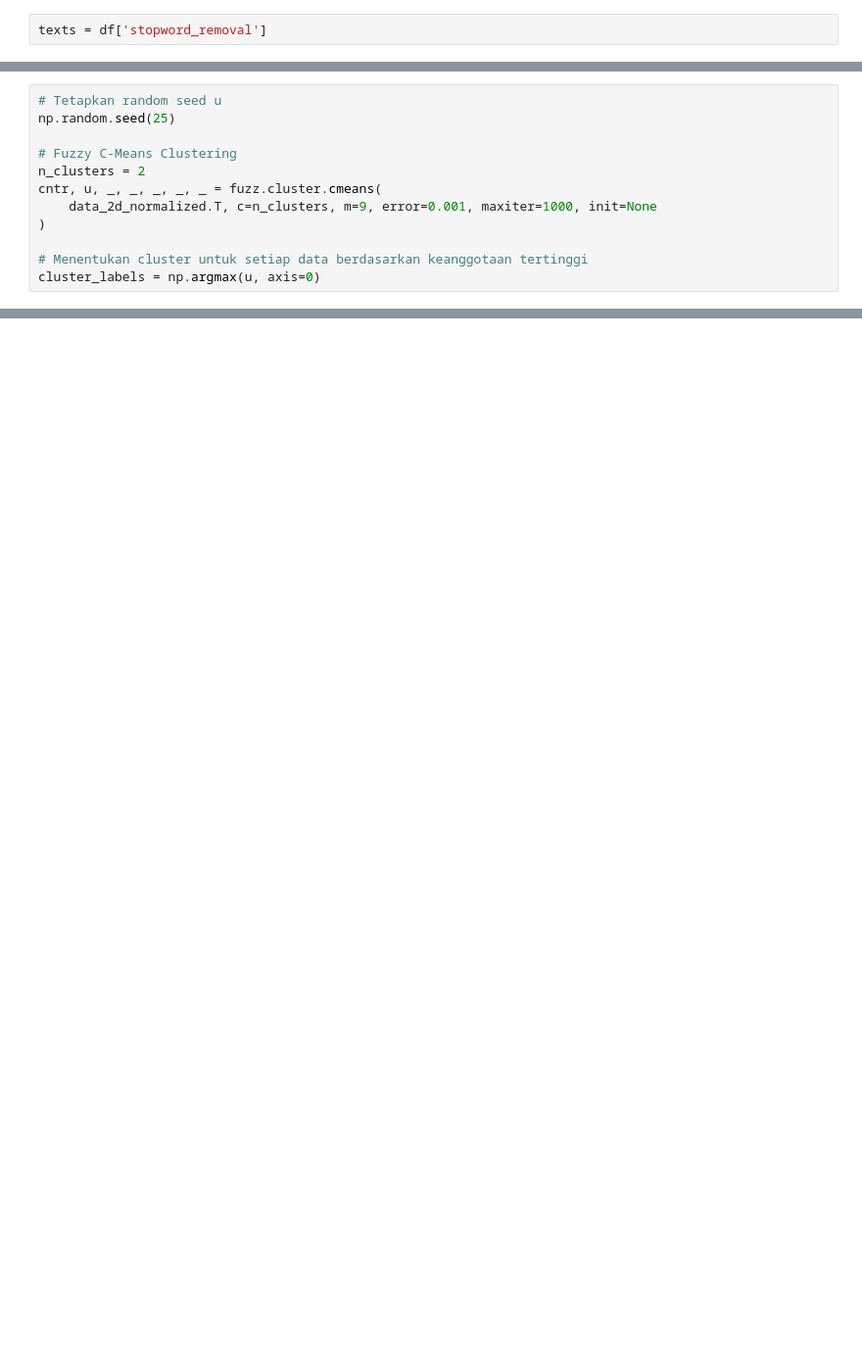
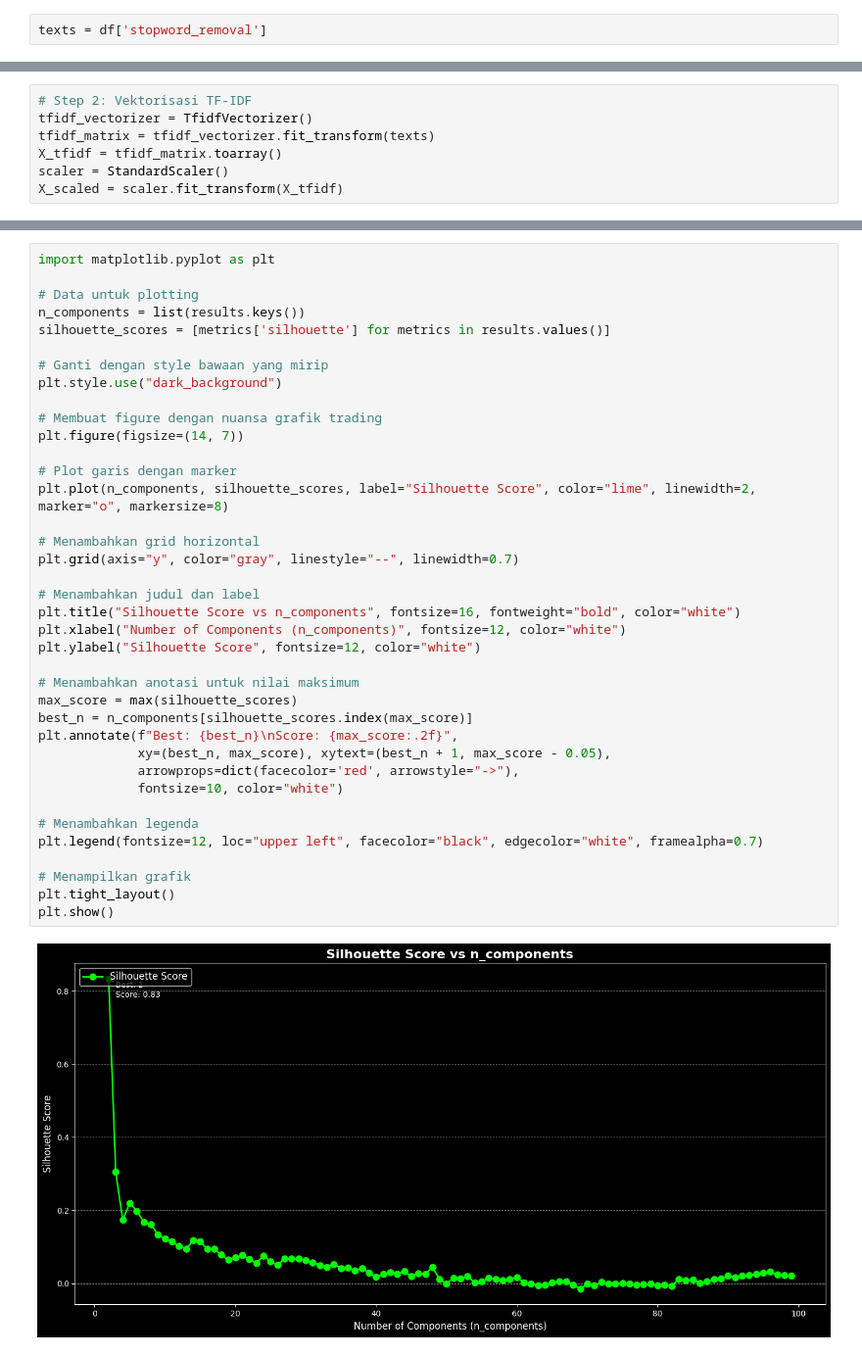
Before and after one commit to rifqi-qi/ppw, a Jupyter notebook: _sources/tugas-ppw/tugas-8.ipynb, the cells around one changed output, grey strips where cells are left out. Shown at 98% size. Cells and saved outputs as stored; diff of their text form; blank space fills up the shorter version.

```diff
--- a/_sources/tugas-ppw/tugas-8.ipynb
+++ b/_sources/tugas-ppw/tugas-8.ipynb
@@ -151,12 +43,0 @@ data_2d_normalized = scaler.fit_transform(data_2d)
-# %%
-# Tetapkan random seed u
-np.random.seed(25)
-
-# Fuzzy C-Means Clustering
-n_clusters = 2
-cntr, u, _, _, _, _, _ = fuzz.cluster.cmeans(
-    data_2d_normalized.T, c=n_clusters, m=9, error=0.001, maxiter=1000, init=None
-)
-
-# Menentukan cluster untuk setiap data berdasarkan keanggotaan tertinggi
-cluster_labels = np.argmax(u, axis=0)
@@ -275,0 +44,7 @@ plt.show()
+# %%
+# Step 2: Vektorisasi TF-IDF
+tfidf_vectorizer = TfidfVectorizer()
+tfidf_matrix = tfidf_vectorizer.fit_transform(texts)
+X_tfidf = tfidf_matrix.toarray()
+scaler = StandardScaler()
+X_scaled = scaler.fit_transform(X_tfidf)
@@ -275,0 +171,40 @@ plt.show()
+# %%
+import matplotlib.pyplot as plt
+
+# Data untuk plotting
+n_components = list(results.keys())
+silhouette_scores = [metrics['silhouette'] for metrics in results.values()]
+
+# Ganti dengan style bawaan yang mirip
+plt.style.use("dark_background")
+
+# Membuat figure dengan nuansa grafik trading
+plt.figure(figsize=(14, 7))
+
+# Plot garis dengan marker
+plt.plot(n_components, silhouette_scores, label="Silhouette Score", color="lime", linewidth=2, marker="o", markersize=8)
+
+# Menambahkan grid horizontal
+plt.grid(axis="y", color="gray", linestyle="--", linewidth=0.7)
+
+# Menambahkan judul dan label
+plt.title("Silhouette Score vs n_components", fontsize=16, fontweight="bold", color="white")
+plt.xlabel("Number of Components (n_components)", fontsize=12, color="white")
+plt.ylabel("Silhouette Score", fontsize=12, color="white")
+
+# Menambahkan anotasi untuk nilai maksimum
+max_score = max(silhouette_scores)
+best_n = n_components[silhouette_scores.index(max_score)]
+plt.annotate(f"Best: {best_n}\nScore: {max_score:.2f}",
+             xy=(best_n, max_score), xytext=(best_n + 1, max_score - 0.05),
+             arrowprops=dict(facecolor='red', arrowstyle="->"),
+             fontsize=10, color="white")
+
+# Menambahkan legenda
+plt.legend(fontsize=12, loc="upper left", facecolor="black", edgecolor="white", framealpha=0.7)
+
+# Menampilkan grafik
+plt.tight_layout()
+plt.show()
+# %% [output]
+[figure, added]
```
Also changed, not shown: parts of 42 cells of this notebook, 29 other files.
